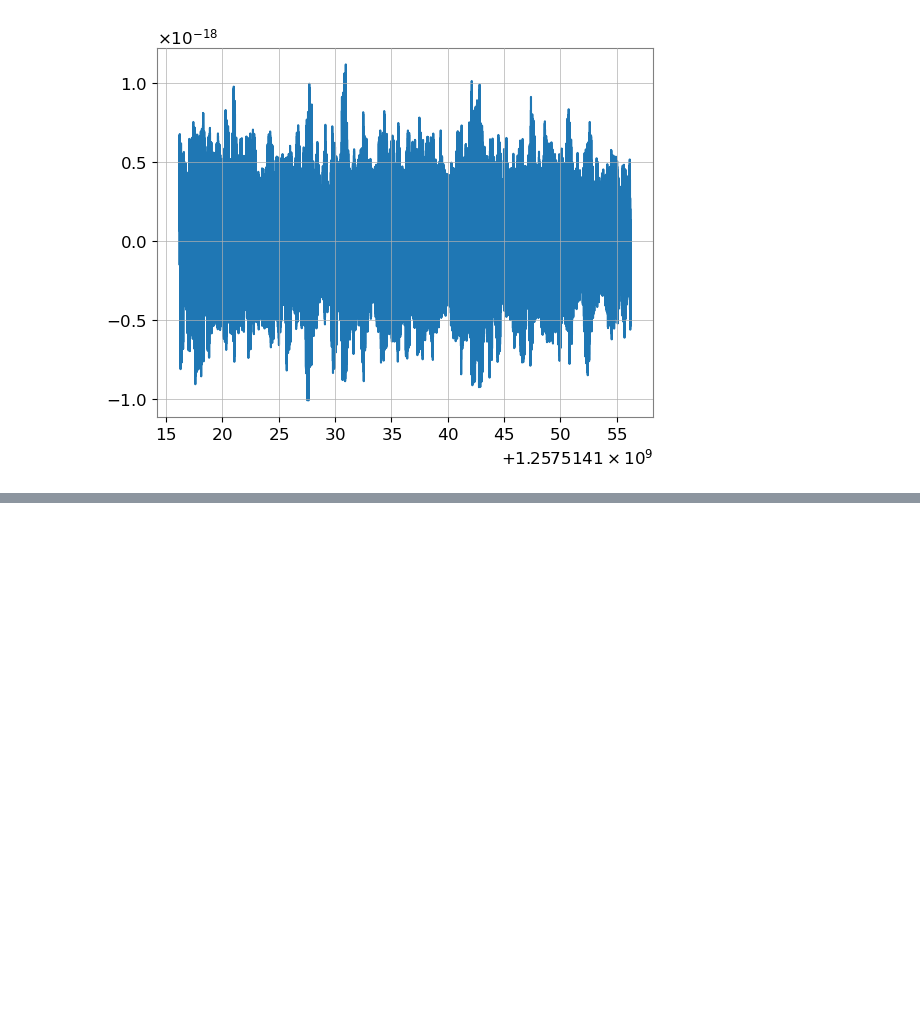
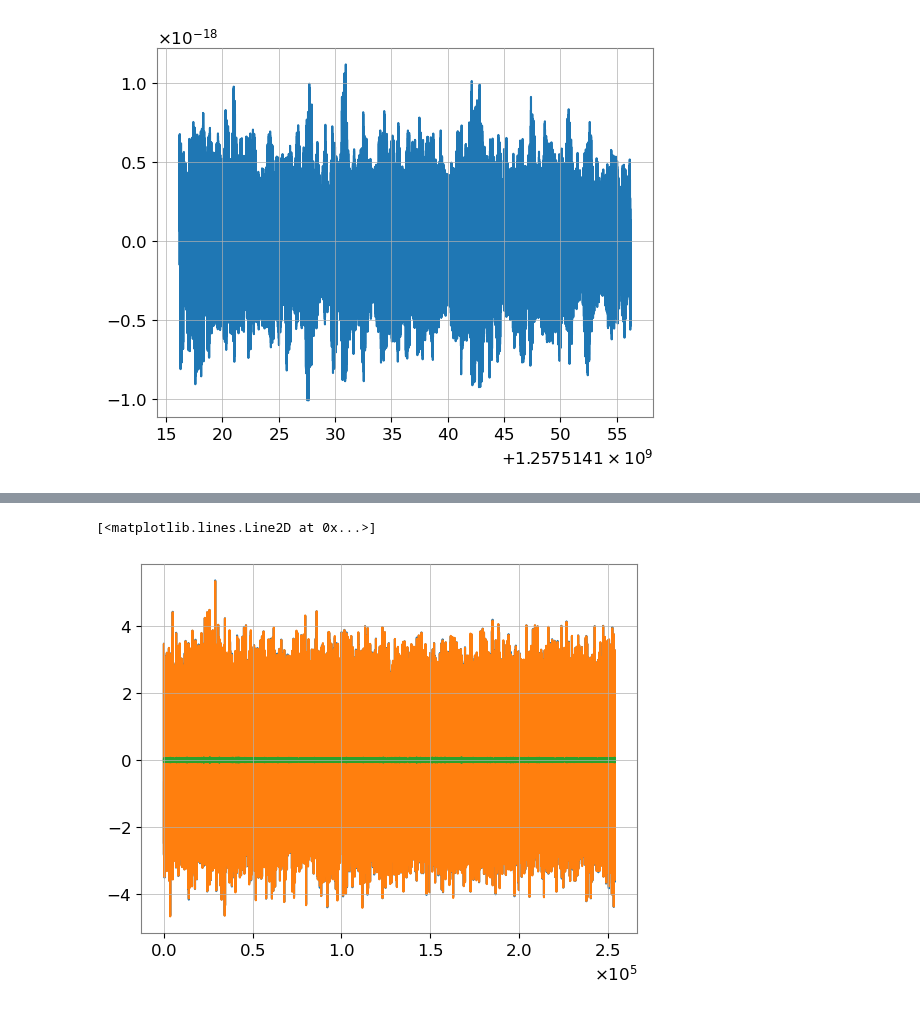
Before and after one commit to MelissaLP/sage, a Jupyter notebook: eucaif/virgo_data_prep.ipynb, the cells around one changed output, grey strips where cells are left out. Saved outputs shown, nothing was run; the diff lists cells and outputs as text; code cells hidden in the pictures; blank space fills up the shorter version.

```diff
--- a/eucaif/virgo_data_prep.ipynb
+++ b/eucaif/virgo_data_prep.ipynb
@@ -161,0 +177,8 @@ print(f"Q-transform: Q SAGE {float(q):.1f}, gwpy {q_gwpy.q:.1f}; largest differe
+# %%
+
+plt.plot(white_sage.numpy())
+plt.plot(white_gwpy.value)
+plt.plot(white_sage.numpy() - white_gwpy.value)
+# %% [output]
+[<matplotlib.lines.Line2D at 0x...>]
+[figure, added]
```
Also changed, not shown: parts of 7 cells of this notebook.
